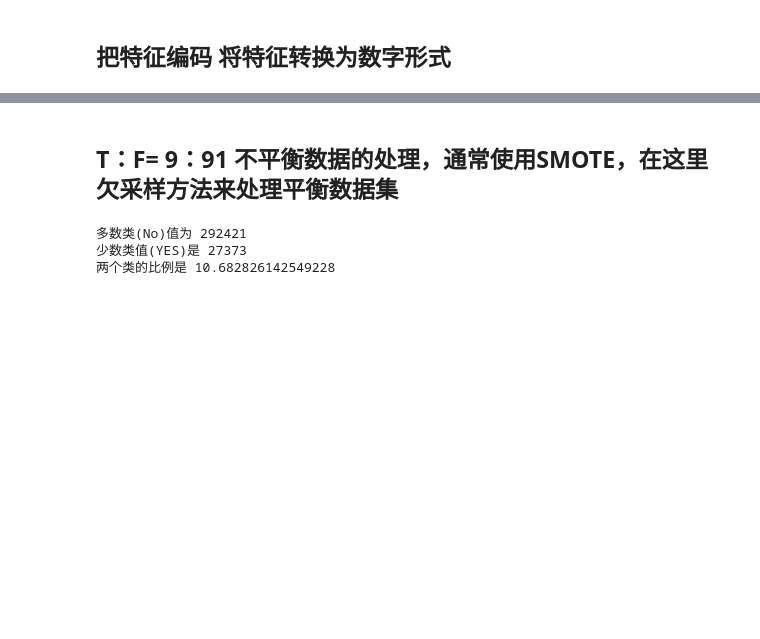
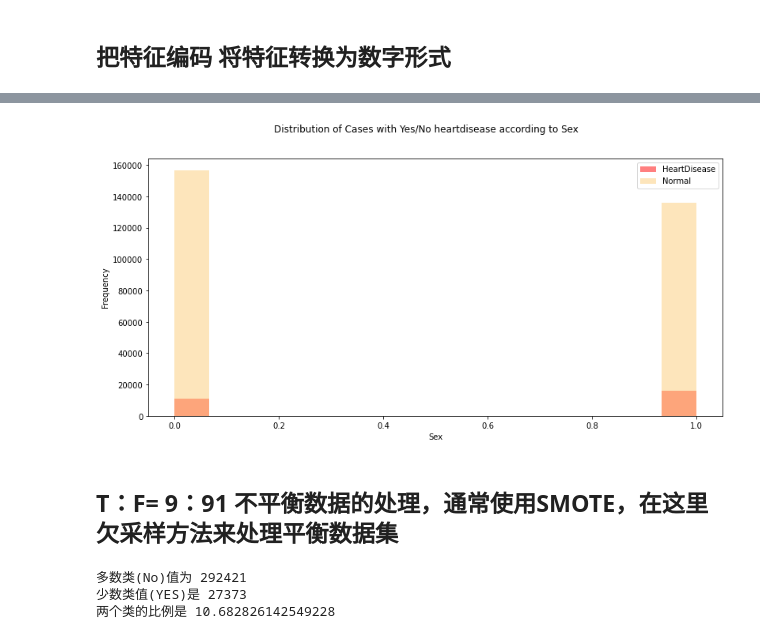
Before and after one commit to YinuoWen/logistic-regression-for-CDC-heart-disease, a Jupyter notebook: LGBM.ipynb, the cells around one changed output, grey strips where cells are left out. Cells and saved outputs as stored; diff of their text form; code cells hidden in the pictures; blank space fills up the shorter version.

```diff
--- a/LGBM.ipynb
+++ b/LGBM.ipynb
@@ -152,3 +179,17 @@ df_2.head()
+# %%
+fig, ax = plt.subplots(figsize = (13,6))
+
+ax.hist(df[df["HeartDisease"]==1]["Sex"], bins=15, alpha=0.5, color="red", label="HeartDisease")
+ax.hist(df[df["HeartDisease"]==0]["Sex"], bins=15, alpha=0.5, color="#fccc79", label="Normal")
+
+ax.set_xlabel("Sex")
+ax.set_ylabel("Frequency")
+
+fig.suptitle("Distribution of Cases with Yes/No heartdisease according to Sex")
+
+ax.legend();
+# %% [output]
+[figure, added]
 # %% [markdown]
 ## T：F= 9：91 不平衡数据的处理，通常使用SMOTE，在这里欠采样方法来处理平衡数据集
 # %%
```
Also changed, not shown: parts of 3 cells of this notebook.
